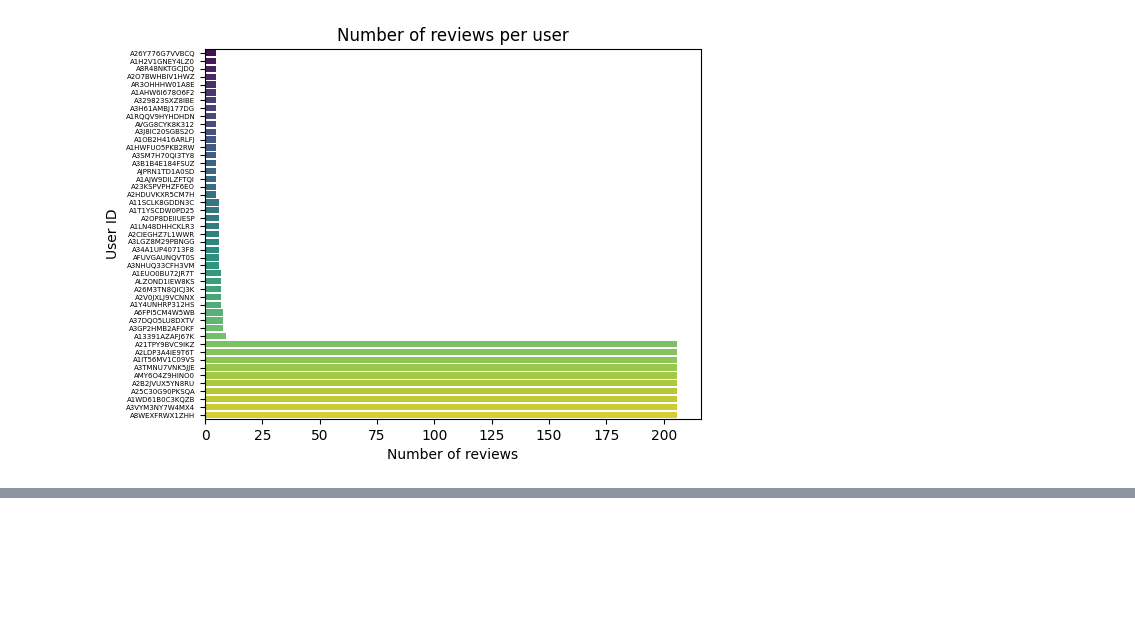
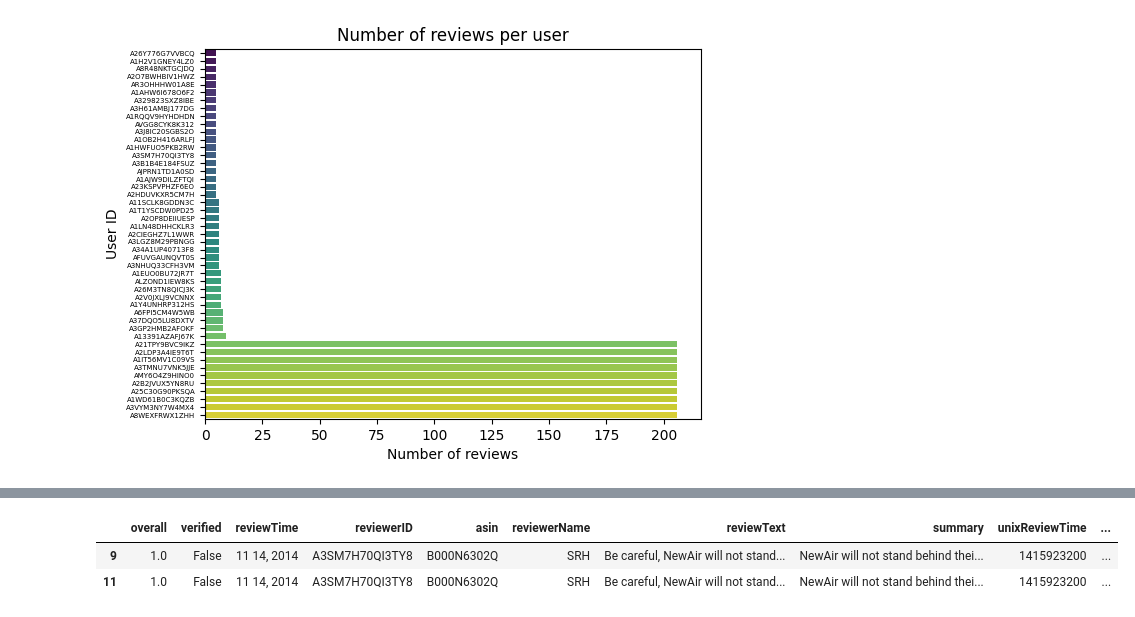
Before and after one commit to Currybon30/COMP262-NLP, a Jupyter notebook: preprocessing.ipynb, the cells around one changed output, grey strips where cells are left out. Saved outputs shown, nothing was run; the diff lists cells and outputs as text; code cells hidden in the pictures; blank space fills up the shorter version.

```diff
--- a/preprocessing.ipynb
+++ b/preprocessing.ipynb
@@ -91,0 +112,6 @@ plt.show()
+# %%
+long_reviews
+# %% [output]
+|  | overall | verified | reviewTime | reviewerID | asin | reviewerName | reviewText | summary | unixReviewTime | ... |
+| 9 | 1.0 | False | 11 14, 2014 | A3SM7H70QI3TY8 | B000N6302Q | SRH | Be careful, NewAir will not stand... | NewAir will not stand behind thei... | 1415923200 | ... |
+| 11 | 1.0 | False | 11 14, 2014 | A3SM7H70QI3TY8 | B000N6302Q | SRH | Be careful, NewAir will not stand... | NewAir will not stand behind thei... | 1415923200 | ... |
```
Also changed, not shown: parts of 6 cells of this notebook.
